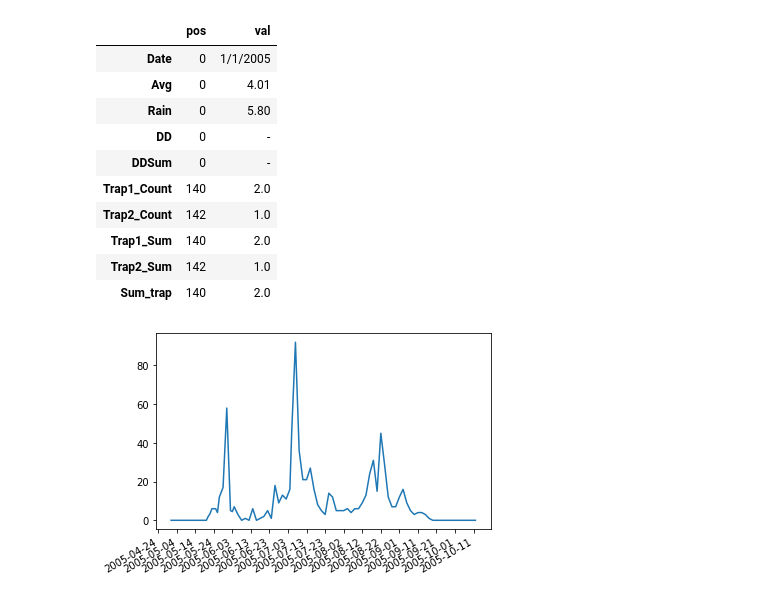
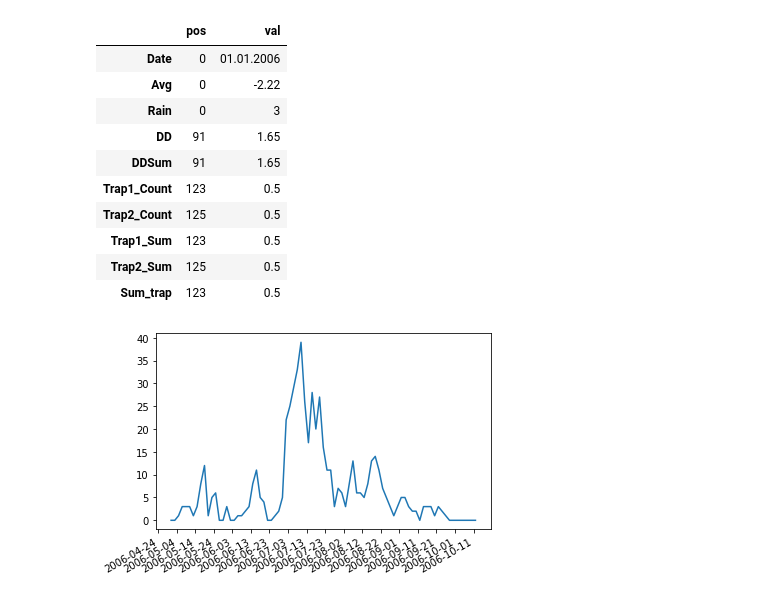
Before and after one commit to Ligerd/research_project, a Jupyter notebook: code/data_analisis.ipynb, the cells around one changed output. Cells and saved outputs as stored; diff of their text form; code cells hidden in the pictures.

Commit message:
Further data preparation for models

```diff
--- a/code/data_analisis.ipynb
+++ b/code/data_analisis.ipynb
@@ -4,8 +4,9 @@ import datetime
 import matplotlib.pyplot as plt
 import matplotlib.dates
 # %%
-data_2005 = pd.read_csv('../data/data_2005.csv', skiprows=[0,1,2,3])
+data_2005 = pd.read_csv('../data/Data2005.csv', sep=";")
 data_2005.columns = data_2005.columns.str.replace(' ', '')
+data_2005 = data_2005.fillna(0)
 # %%
 data_2005.columns
 # %% [output]
@@ -41,29 +57,29 @@ df['Sum_trap'] = df[["Trap1_Count", "Trap2_Count"]].sum(axis=1)
 df.ne(0).idxmax().to_frame('pos').assign(val=lambda d: df.lookup(d.pos, d.index))
 # %% [output]
 |  | pos | val |
-| Date | 0 | 1/1/2005 |
-| Avg | 0 | 4.01 |
-| Rain | 0 | 5.80 |
-| DD | 0 | - |
-| DDSum | 0 | - |
-| Trap1_Count | 140 | 2.0 |
-| Trap2_Count | 142 | 1.0 |
-| Trap1_Sum | 140 | 2.0 |
-| Trap2_Sum | 142 | 1.0 |
-| Sum_trap | 140 | 2.0 |
+| Date | 0 | 01.01.2006 |
+| Avg | 0 | -2.22 |
+| Rain | 0 | 3 |
+| DD | 91 | 1.65 |
+| DDSum | 91 | 1.65 |
+| Trap1_Count | 123 | 0.5 |
+| Trap2_Count | 125 | 0.5 |
+| Trap1_Sum | 123 | 0.5 |
+| Trap2_Sum | 125 | 0.5 |
+| Sum_trap | 123 | 0.5 |
 # %%
 df = df.loc[120:284]
 # df = df.loc[120:140]
 # %%
 import matplotlib.dates as mdates
-x_values = [datetime.datetime.strptime(d,"%m/%d/%Y").date() for d in df['Date']]
+x_values = [datetime.datetime.strptime(d,"%d.%m.%Y").date() for d in df['Date']]
 plt.gca().xaxis.set_major_formatter(mdates.DateFormatter('%Y-%m-%d'))
 plt.gca().xaxis.set_major_locator(mdates.DayLocator(interval=10))
 plt.plot(x_values,df['Sum_trap'])
 plt.gcf().autofmt_xdate()
 plt.show()
 # %% [output]
-[figure, old version]
+[figure, new version]
 # %%
 df.loc[140:284]
 # %% [output]
```
Also changed, not shown: parts of 5 cells of this notebook, 4 other files.
